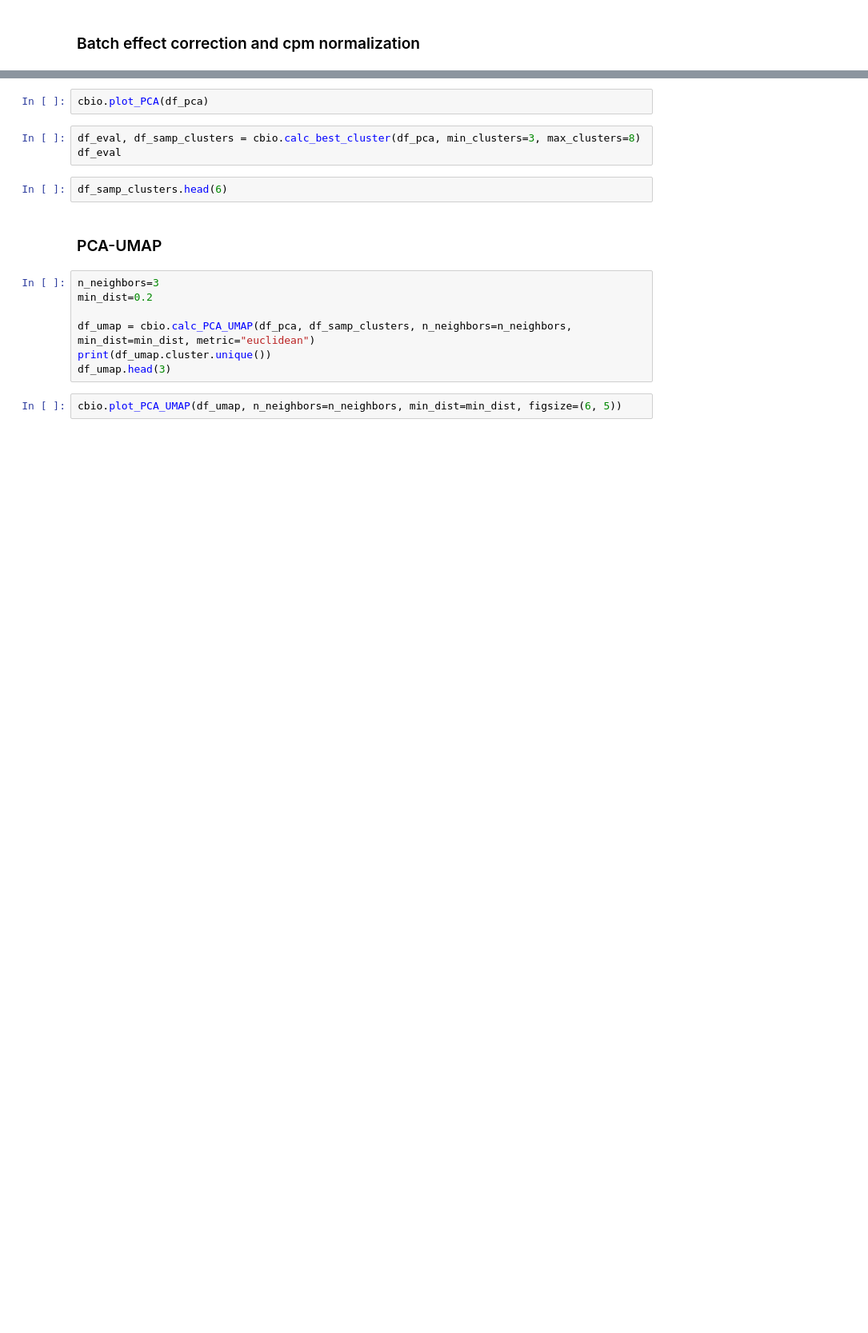
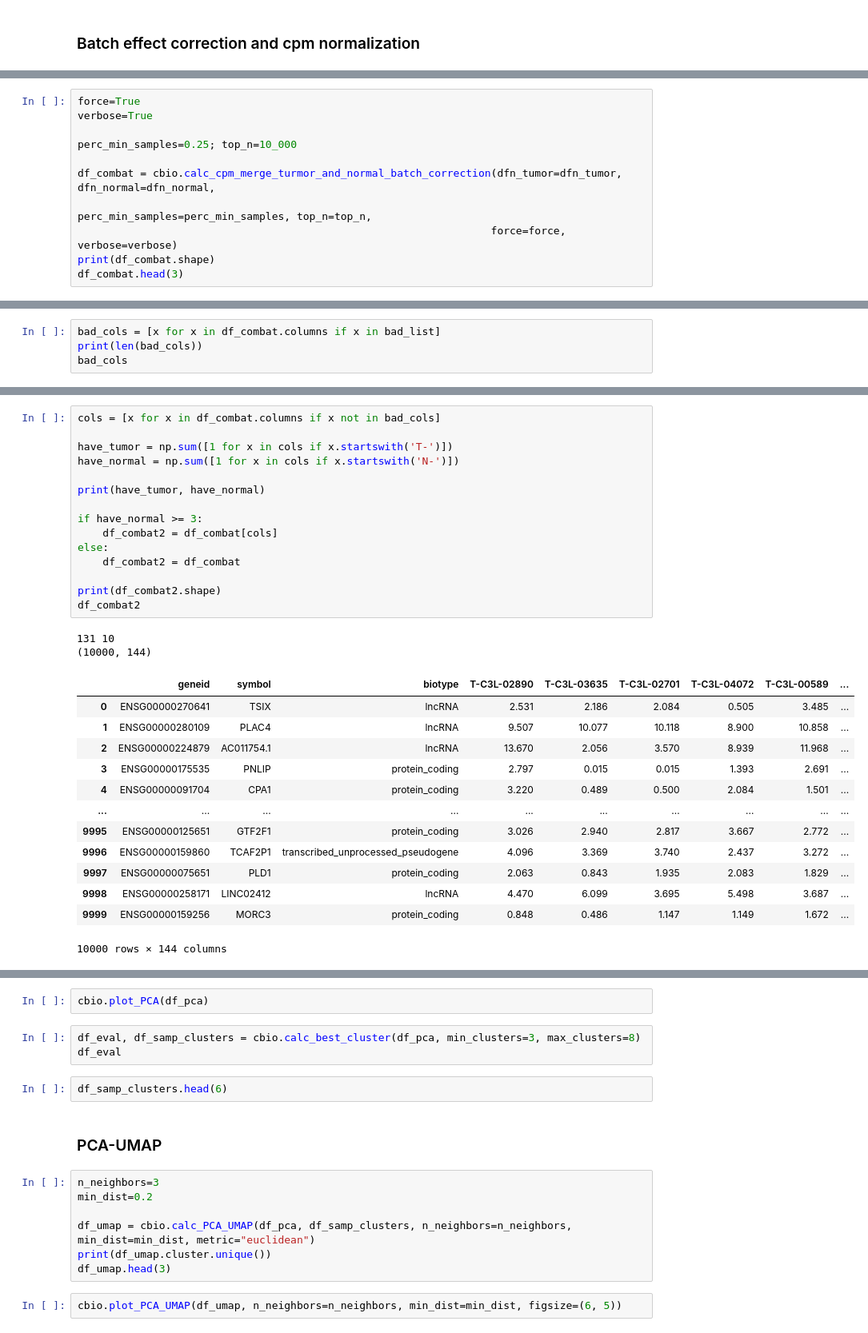
Before and after one commit to flalix/perturb_agent, a Jupyter notebook: notebooks/mtp_cBio_63_PAAD_study_cluster.ipynb, the cells around one changed output, grey strips where cells are left out. Shown at 80% size. Drawn from its saved outputs; the diff is of its cells as text; blank space fills up the shorter version.

```diff
--- a/notebooks/mtp_cBio_63_PAAD_study_cluster.ipynb
+++ b/notebooks/mtp_cBio_63_PAAD_study_cluster.ipynb
@@ -420,0 +468,11 @@ df_pca.head(3)
+# %%
+force=True
+verbose=True
+
+perc_min_samples=0.25; top_n=10_000
+
+df_combat = cbio.calc_cpm_merge_turmor_and_normal_batch_correction(dfn_tumor=dfn_tumor, dfn_normal=dfn_normal,
+                                                                  perc_min_samples=perc_min_samples, top_n=top_n,
+                                                                  force=force, verbose=verbose)
+print(df_combat.shape)
+df_combat.head(3)
@@ -420,0 +556,4 @@ df_pca.head(3)
+# %%
+bad_cols = [x for x in df_combat.columns if x in bad_list]
+print(len(bad_cols))
+bad_cols
@@ -420,0 +573,31 @@ df_pca.head(3)
+# %%
+cols = [x for x in df_combat.columns if x not in bad_cols]
+
+have_tumor = np.sum([1 for x in cols if x.startswith('T-')])
+have_normal = np.sum([1 for x in cols if x.startswith('N-')])
+
+print(have_tumor, have_normal)
+
+if have_normal >= 3:
+    df_combat2 = df_combat[cols]
+else:
+    df_combat2 = df_combat
+
+print(df_combat2.shape)
+df_combat2
+# %% [output]
+131 10
+(10000, 144)
+|  | geneid | symbol | biotype | T-C3L-02890 | T-C3L-03635 | T-C3L-02701 | T-C3L-04072 | T-C3L-00589 | ... |
+| 0 | ENSG00000270641 | TSIX | lncRNA | 2.531 | 2.186 | 2.084 | 0.505 | 3.485 | ... |
+| 1 | ENSG00000280109 | PLAC4 | lncRNA | 9.507 | 10.077 | 10.118 | 8.900 | 10.858 | ... |
+| 2 | ENSG00000224879 | AC011754.1 | lncRNA | 13.670 | 2.056 | 3.570 | 8.939 | 11.968 | ... |
+| 3 | ENSG00000175535 | PNLIP | protein_coding | 2.797 | 0.015 | 0.015 | 1.393 | 2.691 | ... |
+| 4 | ENSG00000091704 | CPA1 | protein_coding | 3.220 | 0.489 | 0.500 | 2.084 | 1.501 | ... |
+| ... | ... | ... | ... | ... | ... | ... | ... | ... | ... |
+| 9995 | ENSG00000125651 | GTF2F1 | protein_coding | 3.026 | 2.940 | 2.817 | 3.667 | 2.772 | ... |
+| 9996 | ENSG00000159860 | TCAF2P1 | transcribed_unprocessed_pseudogene | 4.096 | 3.369 | 3.740 | 2.437 | 3.272 | ... |
+| 9997 | ENSG00000075651 | PLD1 | protein_coding | 2.063 | 0.843 | 1.935 | 2.083 | 1.829 | ... |
+| 9998 | ENSG00000258171 | LINC02412 | lncRNA | 4.470 | 6.099 | 3.695 | 5.498 | 3.687 | ... |
+| 9999 | ENSG00000159256 | MORC3 | protein_coding | 0.848 | 0.486 | 1.147 | 1.149 | 1.672 | ... |
+10000 rows × 144 columns
```
Also changed, not shown: parts of 26 cells of this notebook, 1 other file.
